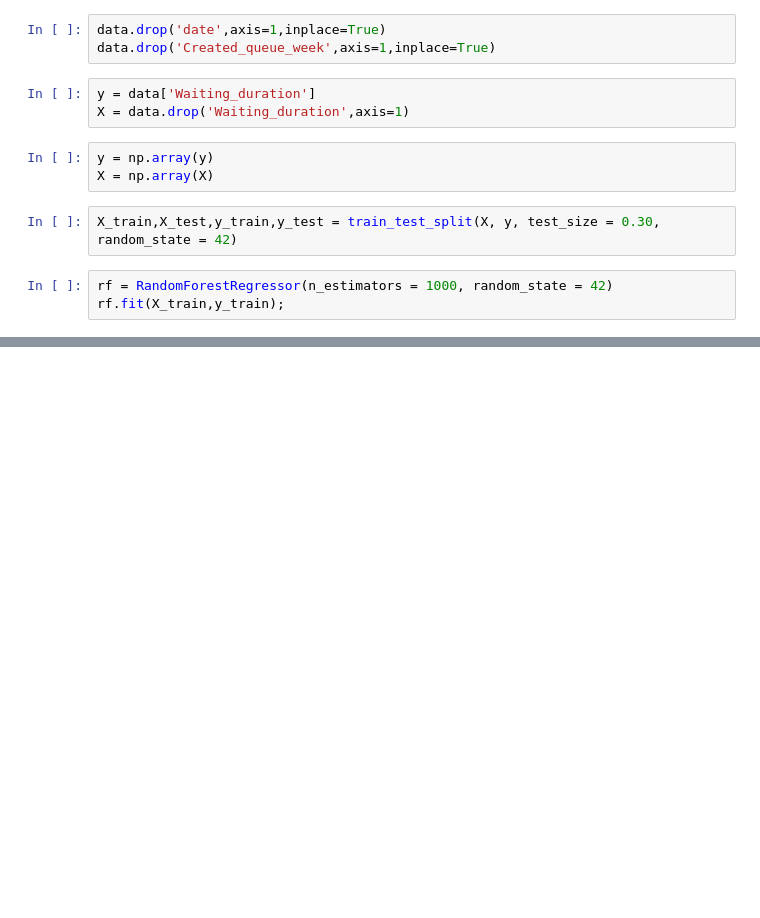
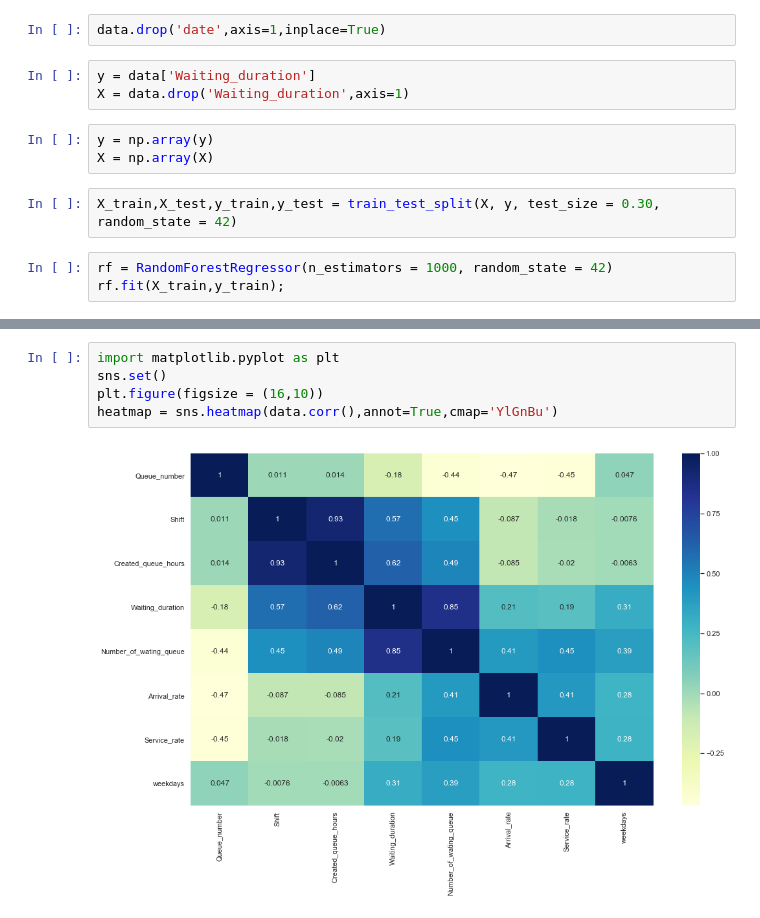
Before and after one commit to AkashMaurya09/deepblue, a Jupyter notebook: Predicting_queue_time.ipynb, the cells around one changed output, grey strips where cells are left out. Cells and saved outputs as stored; diff of their text form; blank space fills up the shorter version.

```diff
--- a/Predicting_queue_time.ipynb
+++ b/Predicting_queue_time.ipynb
@@ -31,7 +48,6 @@ data['date'] =  pd.to_datetime(data['date'])
 data['weekdays'] = data['date'].dt.weekday
 # %%
 data.drop('date',axis=1,inplace=True)
-data.drop('Created_queue_week',axis=1,inplace=True)
 # %%
 y = data['Waiting_duration']
 X = data.drop('Waiting_duration',axis=1)
@@ -92,0 +160,7 @@ answer
+# %%
+import matplotlib.pyplot as plt
+sns.set()
+plt.figure(figsize = (16,10))
+heatmap = sns.heatmap(data.corr(),annot=True,cmap='YlGnBu')
+# %% [output]
+[figure, added]
```
Also changed, not shown: parts of 12 cells of this notebook.
